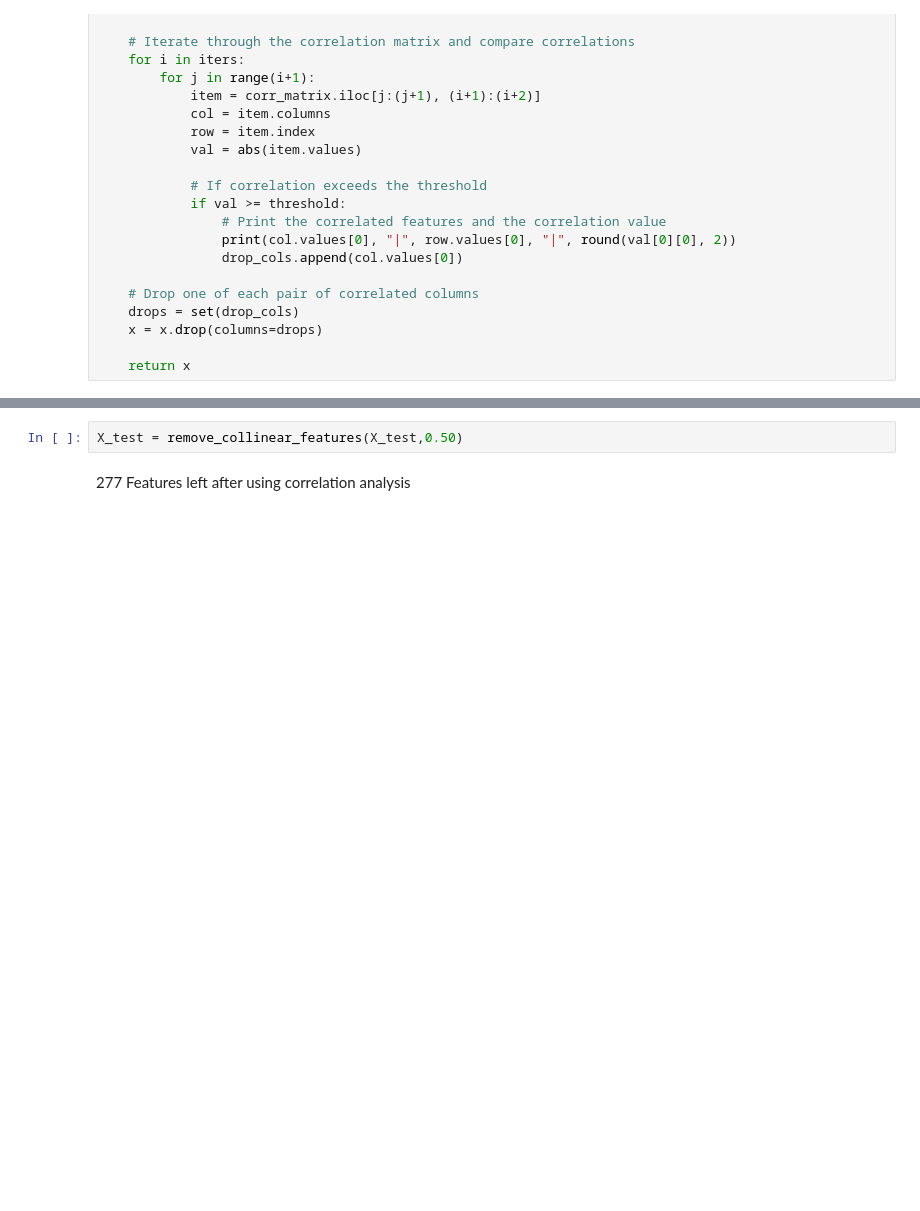
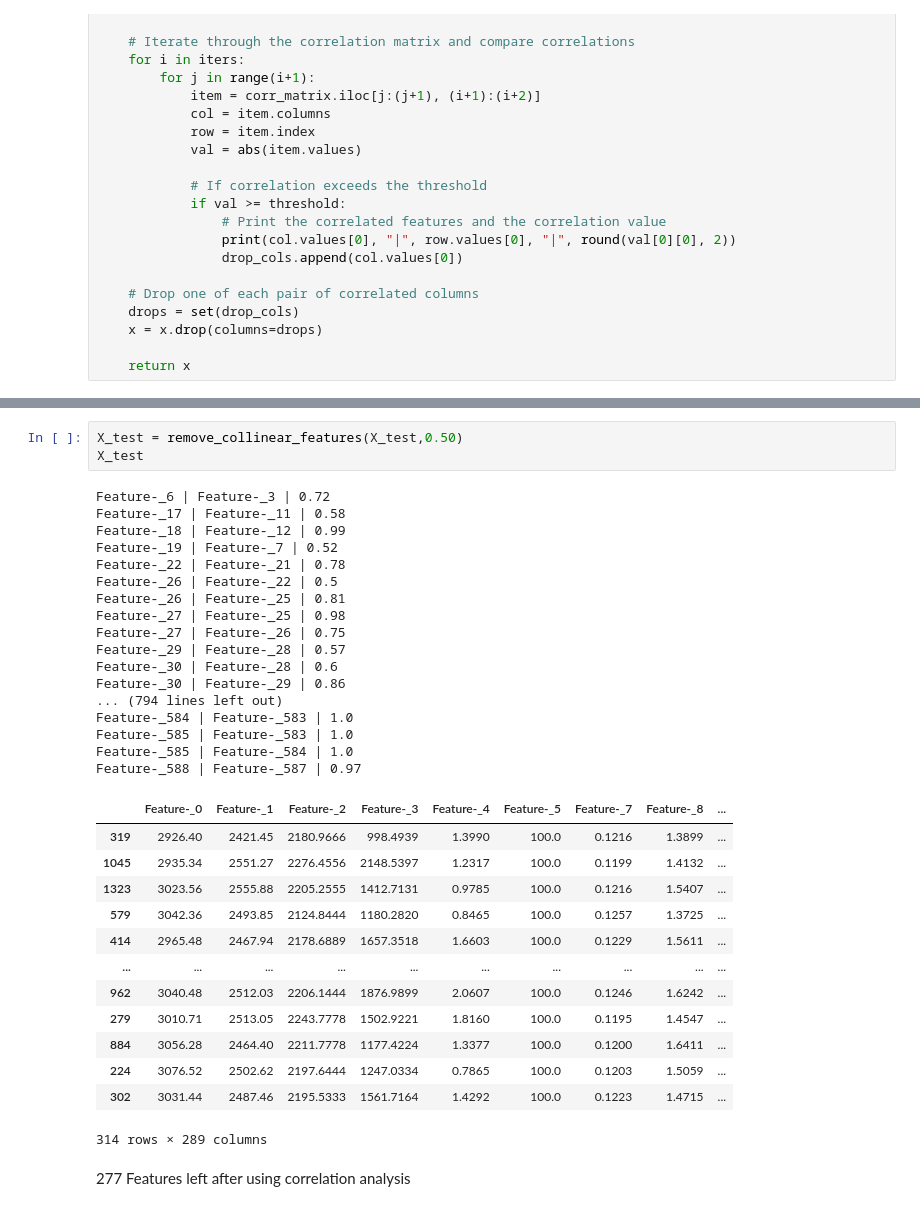
Before and after one commit to ZhitingDu/Machine-Learning, a Jupyter notebook: Secom.ipynb, the cells around one changed output, grey strips where cells are left out. Drawn from its saved outputs; the diff is of its cells as text; blank space fills up the shorter version.

```diff
--- a/Secom.ipynb
+++ b/Secom.ipynb
@@ -385,5 +382,37 @@ X_train.shape
 # %%
 X_test = remove_collinear_features(X_test,0.50)
+X_test
+# %% [output]
+Feature-_6 | Feature-_3 | 0.72
+Feature-_17 | Feature-_11 | 0.58
+Feature-_18 | Feature-_12 | 0.99
+Feature-_19 | Feature-_7 | 0.52
+Feature-_22 | Feature-_21 | 0.78
+Feature-_26 | Feature-_22 | 0.5
+Feature-_26 | Feature-_25 | 0.81
+Feature-_27 | Feature-_25 | 0.98
+Feature-_27 | Feature-_26 | 0.75
+Feature-_29 | Feature-_28 | 0.57
+Feature-_30 | Feature-_28 | 0.6
+Feature-_30 | Feature-_29 | 0.86
+... (794 lines left out)
+Feature-_584 | Feature-_583 | 1.0
+Feature-_585 | Feature-_583 | 1.0
+Feature-_585 | Feature-_584 | 1.0
+Feature-_588 | Feature-_587 | 0.97
+|  | Feature-_0 | Feature-_1 | Feature-_2 | Feature-_3 | Feature-_4 | Feature-_5 | Feature-_7 | Feature-_8 | ... |
+| 319 | 2926.40 | 2421.45 | 2180.9666 | 998.4939 | 1.3990 | 100.0 | 0.1216 | 1.3899 | ... |
+| 1045 | 2935.34 | 2551.27 | 2276.4556 | 2148.5397 | 1.2317 | 100.0 | 0.1199 | 1.4132 | ... |
+| 1323 | 3023.56 | 2555.88 | 2205.2555 | 1412.7131 | 0.9785 | 100.0 | 0.1216 | 1.5407 | ... |
+| 579 | 3042.36 | 2493.85 | 2124.8444 | 1180.2820 | 0.8465 | 100.0 | 0.1257 | 1.3725 | ... |
+| 414 | 2965.48 | 2467.94 | 2178.6889 | 1657.3518 | 1.6603 | 100.0 | 0.1229 | 1.5611 | ... |
+| ... | ... | ... | ... | ... | ... | ... | ... | ... | ... |
+| 962 | 3040.48 | 2512.03 | 2206.1444 | 1876.9899 | 2.0607 | 100.0 | 0.1246 | 1.6242 | ... |
+| 279 | 3010.71 | 2513.05 | 2243.7778 | 1502.9221 | 1.8160 | 100.0 | 0.1195 | 1.4547 | ... |
+| 884 | 3056.28 | 2464.40 | 2211.7778 | 1177.4224 | 1.3377 | 100.0 | 0.1200 | 1.6411 | ... |
+| 224 | 3076.52 | 2502.62 | 2197.6444 | 1247.0334 | 0.7865 | 100.0 | 0.1203 | 1.5059 | ... |
+| 302 | 3031.44 | 2487.46 | 2195.5333 | 1561.7164 | 1.4292 | 100.0 | 0.1223 | 1.4715 | ... |
+314 rows × 289 columns
 # %% [markdown]
 277 Features left after using correlation analysis
 # %%
```
Also changed, not shown: parts of 18 cells of this notebook.
